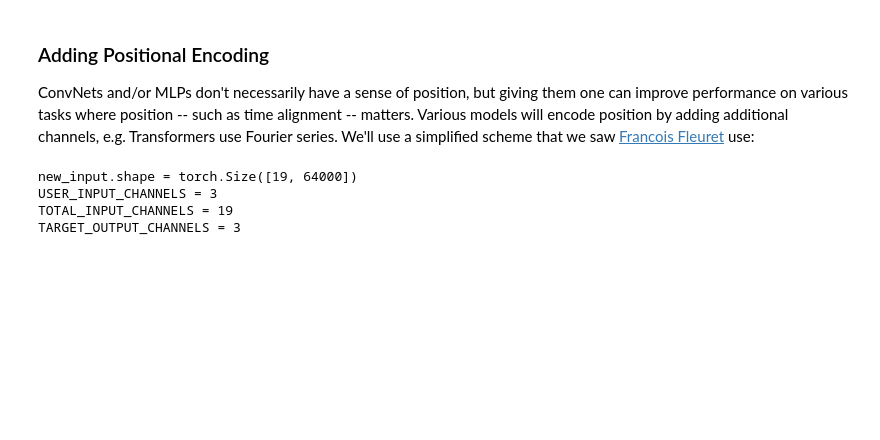
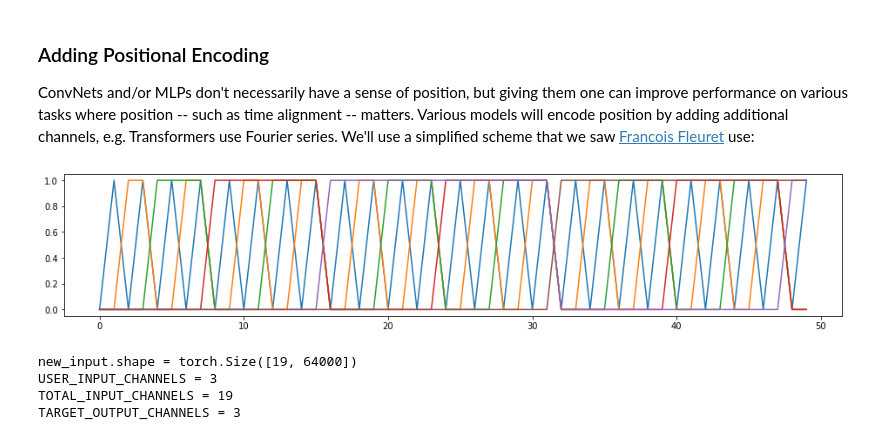
Before and after one commit to drscotthawley/fastproaudio, a Jupyter notebook: 02_time_align.ipynb, the cells around one changed output. Cells and saved outputs as stored; diff of their text form; code cells hidden in the pictures; blank space fills up the shorter version.

```diff
--- a/02_time_align.ipynb
+++ b/02_time_align.ipynb
@@ -110,4 +110,12 @@ def add_positional_encoding(input, channel_index=0):
     "adds channels onto the end of input"
     positional_input = get_positional_input(input.shape[-1], channel_index=channel_index)
     return torch.cat( (input, positional_input), dim=channel_index)
+# %%
+# quickie test and viz of what the PE scheme actually looks like: ramps up & down with some plateaus
+pe = get_positional_input(50)
+fig, ax = plt.subplots(figsize=(16,3))
+for c in range(pe.shape[0]):
+    ax.plot(pe[c,:])
+# %% [output]
+[figure, added]
 # %%
```
Also changed, not shown: parts of 1 cell of this notebook, 1 other file.
